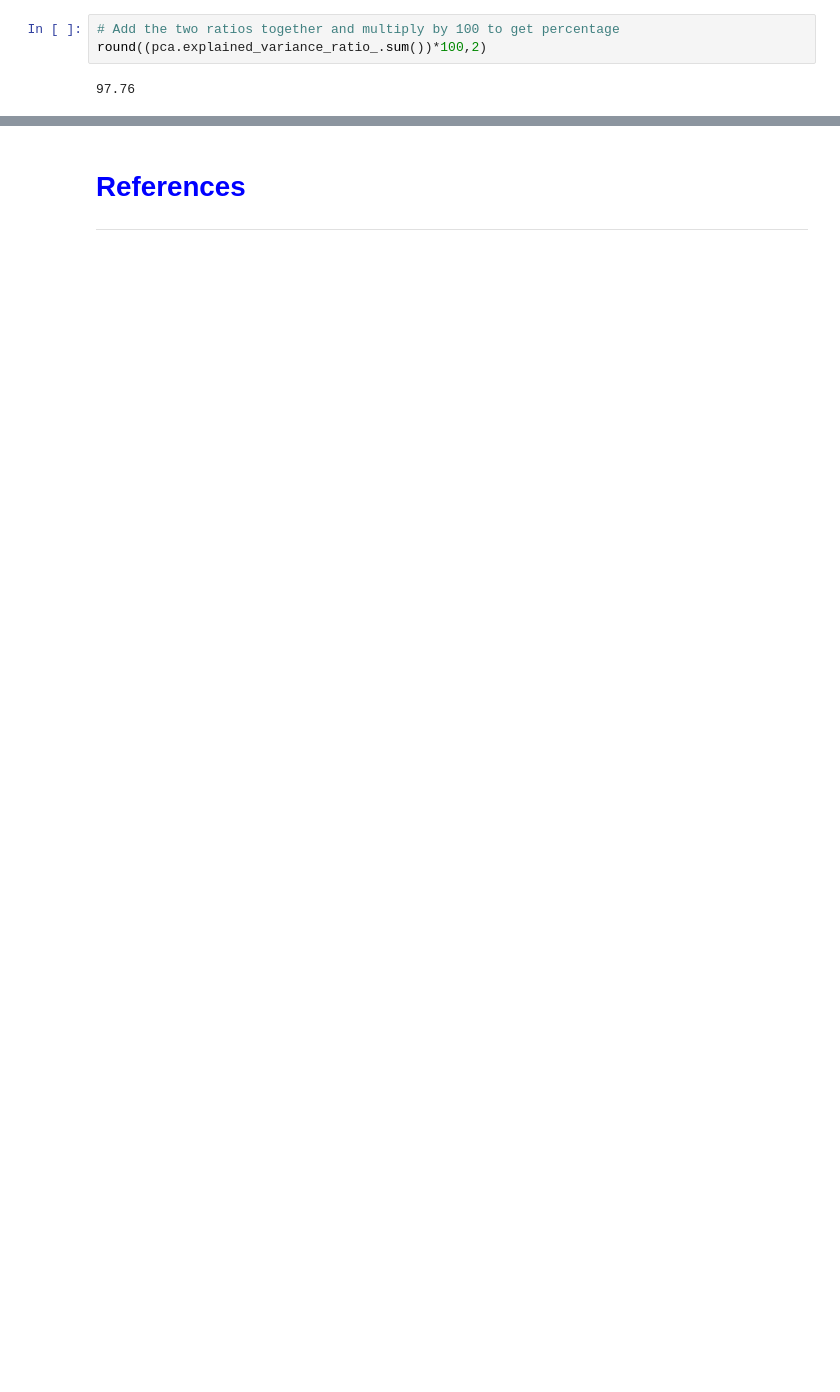
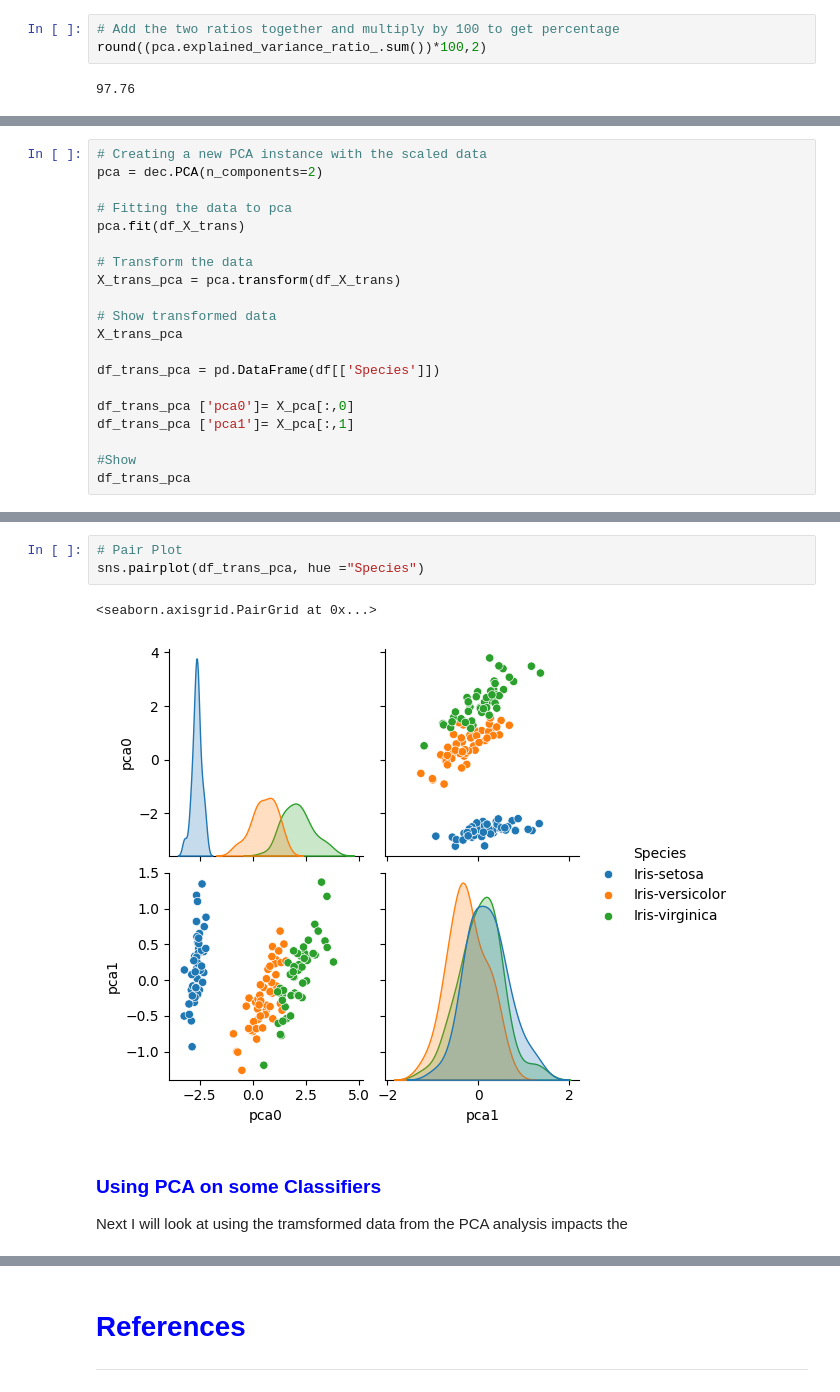
Before and after one commit to OCorry/machine_learning_and_statistics_2023, a Jupyter notebook: tasks.ipynb, the cells around one changed output, grey strips where cells are left out. Cells and saved outputs as stored; diff of their text form; blank space fills up the shorter version.

```diff
--- a/tasks.ipynb
+++ b/tasks.ipynb
@@ -1063,0 +1167,20 @@ According to the result above, the two components explain about 97.76% of the va
+# %%
+# Creating a new PCA instance with the scaled data
+pca = dec.PCA(n_components=2)
+
+# Fitting the data to pca
+pca.fit(df_X_trans)
+
+# Transform the data
+X_trans_pca = pca.transform(df_X_trans)
+
+# Show transformed data
+X_trans_pca
+
+df_trans_pca = pd.DataFrame(df[['Species']])
+
+df_trans_pca ['pca0']= X_pca[:,0]
+df_trans_pca ['pca1']= X_pca[:,1]
+
+#Show
+df_trans_pca
@@ -1063,0 +1214,10 @@ According to the result above, the two components explain about 97.76% of the va
+# %%
+# Pair Plot
+sns.pairplot(df_trans_pca, hue ="Species")
+# %% [output]
+<seaborn.axisgrid.PairGrid at 0x...>
+[figure, added]
+# %% [markdown]
+### <span style ="color:blue">Using PCA on some Classifiers</span>
+
+Next I will look at using the tramsformed data from the PCA analysis impacts the
```
Also changed, not shown: parts of 44 cells of this notebook.
